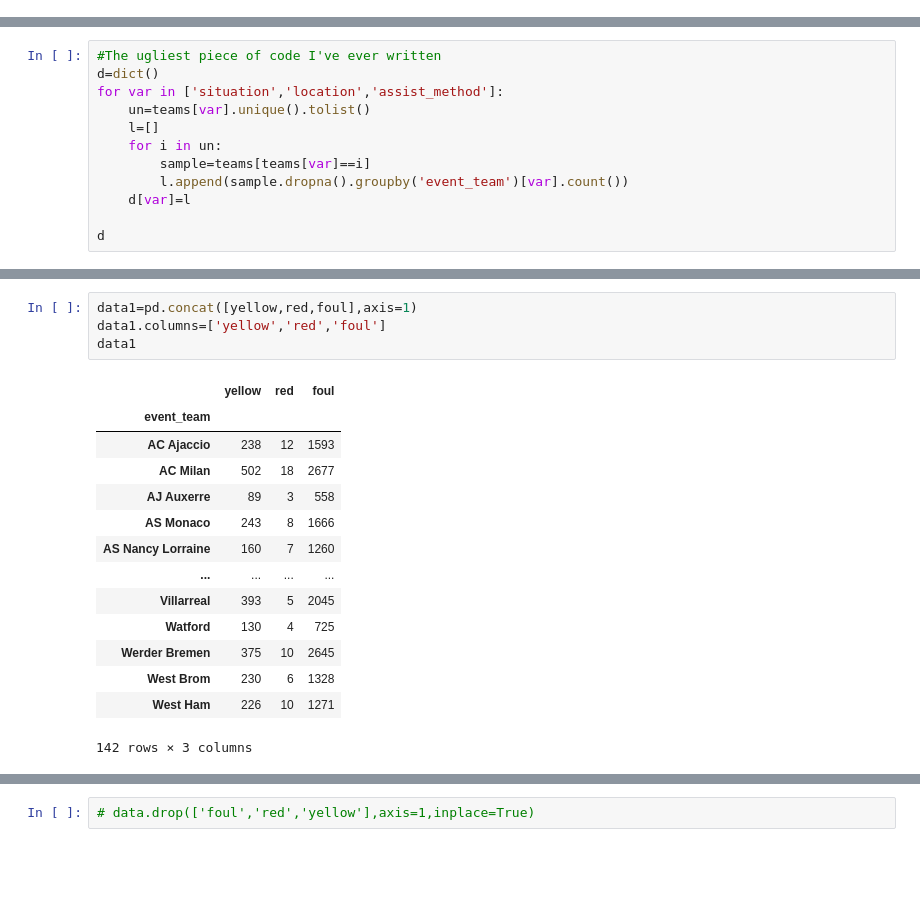
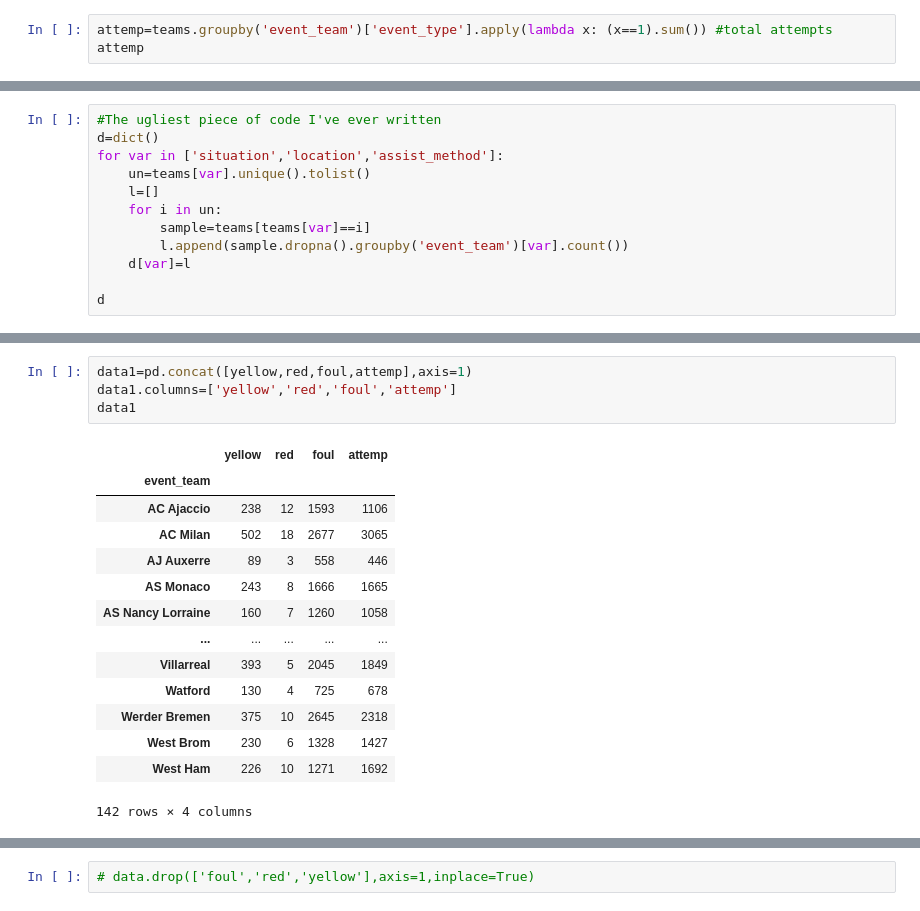
Before and after one commit to akanksha0911/ML_clustering_GMM, a Jupyter notebook: ML_Assign2_Clustering.ipynb, the cells around one changed output, grey strips where cells are left out. Drawn from its saved outputs; the diff is of its cells as text; blank space fills up the shorter version.

```diff
--- a/ML_Assign2_Clustering.ipynb
+++ b/ML_Assign2_Clustering.ipynb
@@ -158,6 +173,9 @@ red
 # %%
 foul=teams.groupby('event_team')['event_type'].apply(lambda x: (x==3).sum()) #fouls
 foul
+# %%
+attemp=teams.groupby('event_team')['event_type'].apply(lambda x: (x==1).sum()) #total attempts
+attemp
 # %%
 situation=teams.dropna().groupby('event_team')['situation'].value_counts()
 situation
@@ -185,22 +217,22 @@ nb_goals
 # %%
-data1=pd.concat([yellow,red,foul],axis=1)
-data1.columns=['yellow','red','foul']
+data1=pd.concat([yellow,red,foul,attemp],axis=1)
+data1.columns=['yellow','red','foul','attemp']
 data1
 # %% [output]
-|  | yellow | red | foul |
-| event_team |  |  |  |
-| AC Ajaccio | 238 | 12 | 1593 |
-| AC Milan | 502 | 18 | 2677 |
-| AJ Auxerre | 89 | 3 | 558 |
-| AS Monaco | 243 | 8 | 1666 |
-| AS Nancy Lorraine | 160 | 7 | 1260 |
-| ... | ... | ... | ... |
-| Villarreal | 393 | 5 | 2045 |
-| Watford | 130 | 4 | 725 |
-| Werder Bremen | 375 | 10 | 2645 |
-| West Brom | 230 | 6 | 1328 |
-| West Ham | 226 | 10 | 1271 |
+|  | yellow | red | foul | attemp |
+| event_team |  |  |  |  |
+| AC Ajaccio | 238 | 12 | 1593 | 1106 |
+| AC Milan | 502 | 18 | 2677 | 3065 |
+| AJ Auxerre | 89 | 3 | 558 | 446 |
+| AS Monaco | 243 | 8 | 1666 | 1665 |
+| AS Nancy Lorraine | 160 | 7 | 1260 | 1058 |
+| ... | ... | ... | ... | ... |
+| Villarreal | 393 | 5 | 2045 | 1849 |
+| Watford | 130 | 4 | 725 | 678 |
+| Werder Bremen | 375 | 10 | 2645 | 2318 |
+| West Brom | 230 | 6 | 1328 | 1427 |
+| West Ham | 226 | 10 | 1271 | 1692 |
-142 rows × 3 columns
+142 rows × 4 columns
 # %%
 data1['team']=data1.index
 data1['goals']=nb_goals
```
Also changed, not shown: parts of 36 cells of this notebook.
